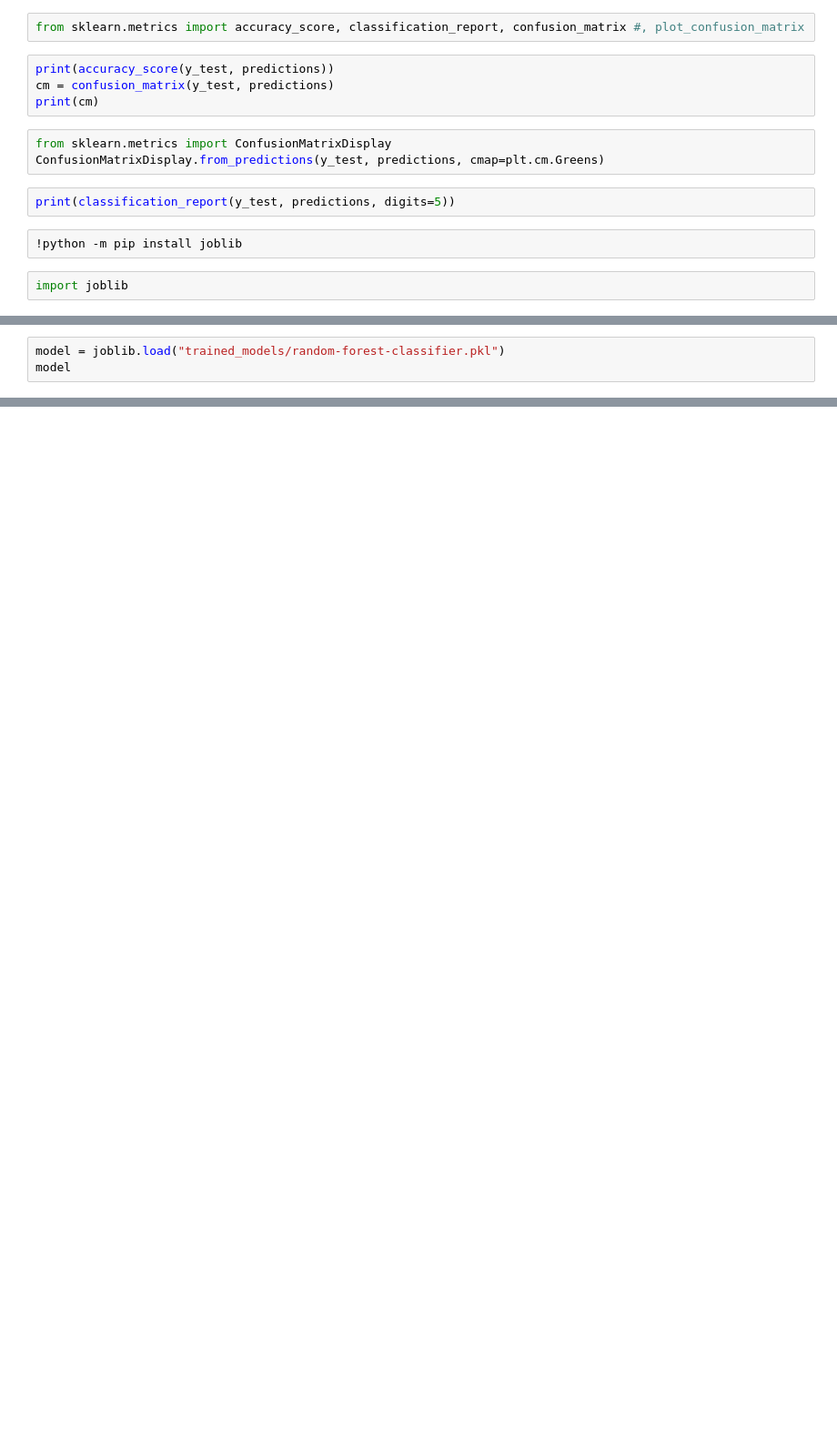
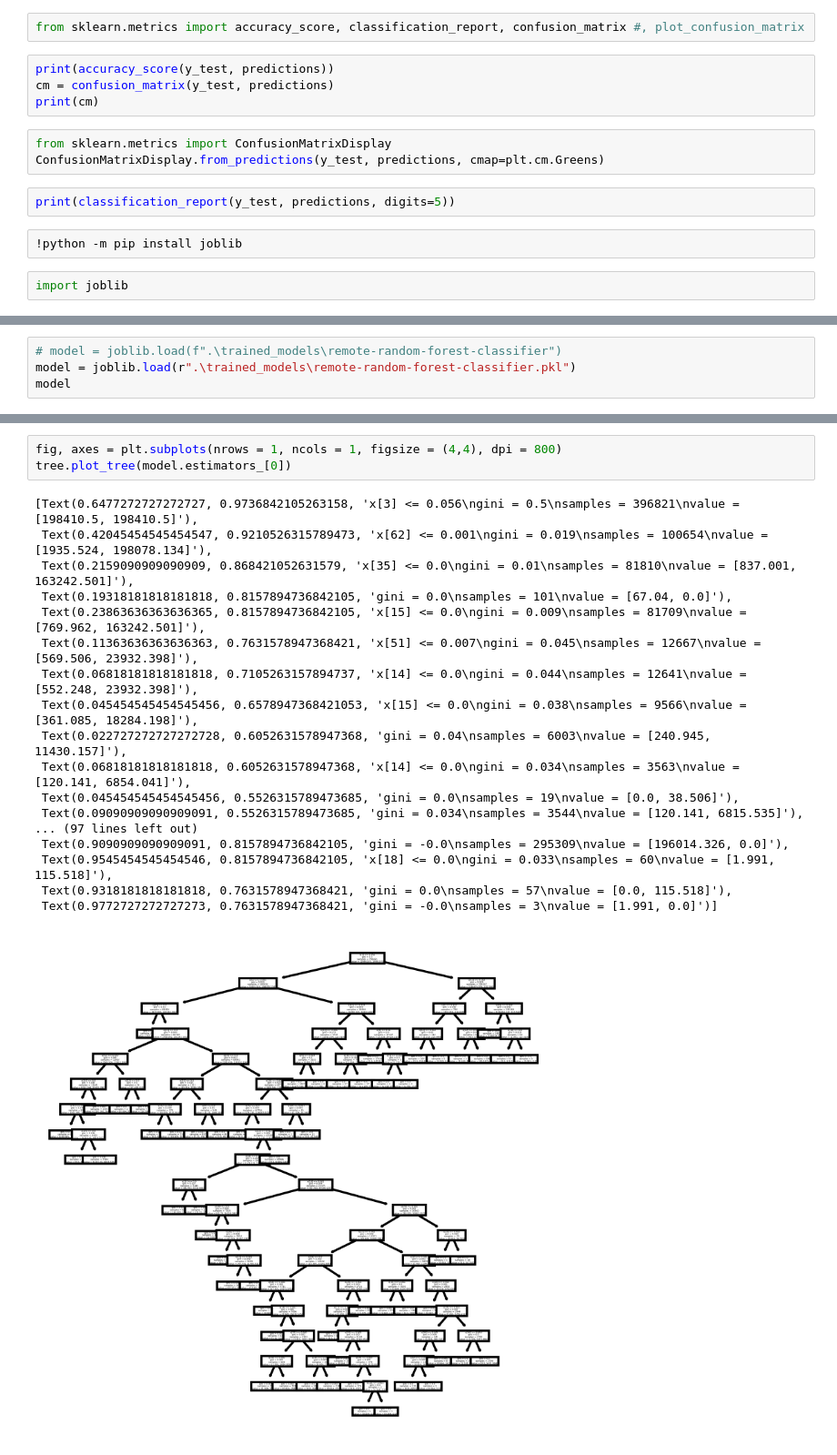
Before and after one commit to mjacker/MJCapstone, a Jupyter notebook: 5_Random_Forest_Classifier.ipynb, the cells around one changed output, grey strips where cells are left out. Shown at 91% size. Cells and saved outputs as stored; diff of their text form; blank space fills up the shorter version.

```diff
--- a/5_Random_Forest_Classifier.ipynb
+++ b/5_Random_Forest_Classifier.ipynb
@@ -157,3 +260,4 @@ joblib.dump(model, "trained_models/random-forest-classifier.pkl")
 # %%
-model = joblib.load("trained_models/random-forest-classifier.pkl")
+# model = joblib.load(f".\trained_models\remote-random-forest-classifier")
+model = joblib.load(r".\trained_models\remote-random-forest-classifier.pkl")
 model
@@ -159,0 +279,22 @@ model
+# %%
+fig, axes = plt.subplots(nrows = 1, ncols = 1, figsize = (4,4), dpi = 800)
+tree.plot_tree(model.estimators_[0])
+# %% [output]
+[Text(0.6477272727272727, 0.9736842105263158, 'x[3] <= 0.056\ngini = 0.5\nsamples = 396821\nvalue = [198410.5, 198410.5]'),
+ Text(0.42045454545454547, 0.9210526315789473, 'x[62] <= 0.001\ngini = 0.019\nsamples = 100654\nvalue = [1935.524, 198078.134]'),
+ Text(0.2159090909090909, 0.868421052631579, 'x[35] <= 0.0\ngini = 0.01\nsamples = 81810\nvalue = [837.001, 163242.501]'),
+ Text(0.19318181818181818, 0.8157894736842105, 'gini = 0.0\nsamples = 101\nvalue = [67.04, 0.0]'),
+ Text(0.23863636363636365, 0.8157894736842105, 'x[15] <= 0.0\ngini = 0.009\nsamples = 81709\nvalue = [769.962, 163242.501]'),
+ Text(0.11363636363636363, 0.7631578947368421, 'x[51] <= 0.007\ngini = 0.045\nsamples = 12667\nvalue = [569.506, 23932.398]'),
+ Text(0.06818181818181818, 0.7105263157894737, 'x[14] <= 0.0\ngini = 0.044\nsamples = 12641\nvalue = [552.248, 23932.398]'),
+ Text(0.045454545454545456, 0.6578947368421053, 'x[15] <= 0.0\ngini = 0.038\nsamples = 9566\nvalue = [361.085, 18284.198]'),
+ Text(0.022727272727272728, 0.6052631578947368, 'gini = 0.04\nsamples = 6003\nvalue = [240.945, 11430.157]'),
+ Text(0.06818181818181818, 0.6052631578947368, 'x[14] <= 0.0\ngini = 0.034\nsamples = 3563\nvalue = [120.141, 6854.041]'),
+ Text(0.045454545454545456, 0.5526315789473685, 'gini = 0.0\nsamples = 19\nvalue = [0.0, 38.506]'),
+ Text(0.09090909090909091, 0.5526315789473685, 'gini = 0.034\nsamples = 3544\nvalue = [120.141, 6815.535]'),
+... (97 lines left out)
+ Text(0.9090909090909091, 0.8157894736842105, 'gini = -0.0\nsamples = 295309\nvalue = [196014.326, 0.0]'),
+ Text(0.9545454545454546, 0.8157894736842105, 'x[18] <= 0.0\ngini = 0.033\nsamples = 60\nvalue = [1.991, 115.518]'),
+ Text(0.9318181818181818, 0.7631578947368421, 'gini = 0.0\nsamples = 57\nvalue = [0.0, 115.518]'),
+ Text(0.9772727272727273, 0.7631578947368421, 'gini = -0.0\nsamples = 3\nvalue = [1.991, 0.0]')]
+[figure, added]
```
Also changed, not shown: parts of 14 cells of this notebook.
